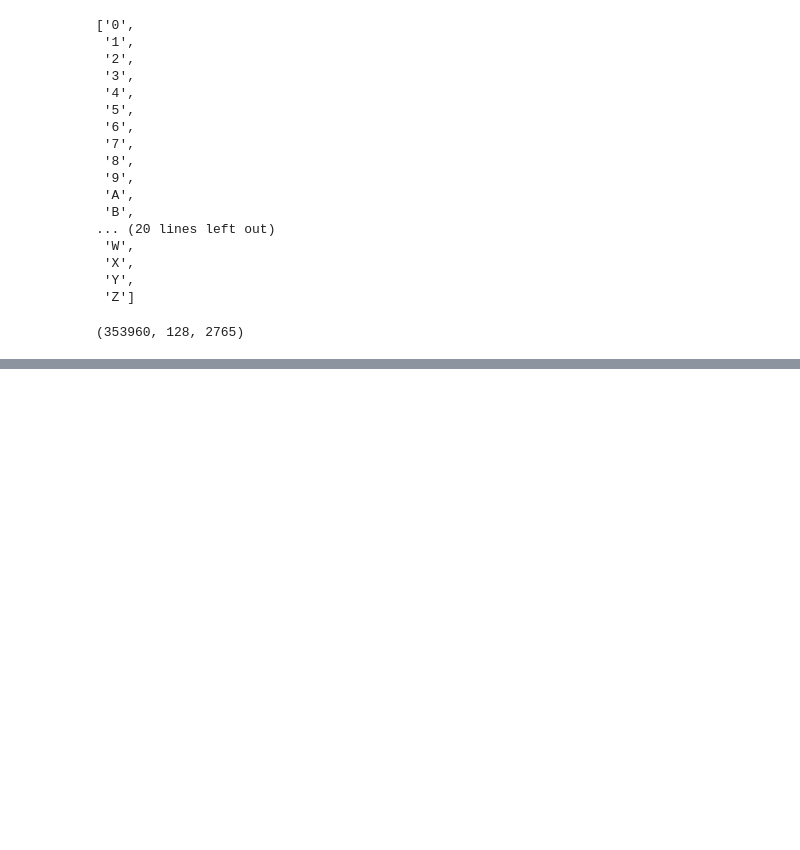
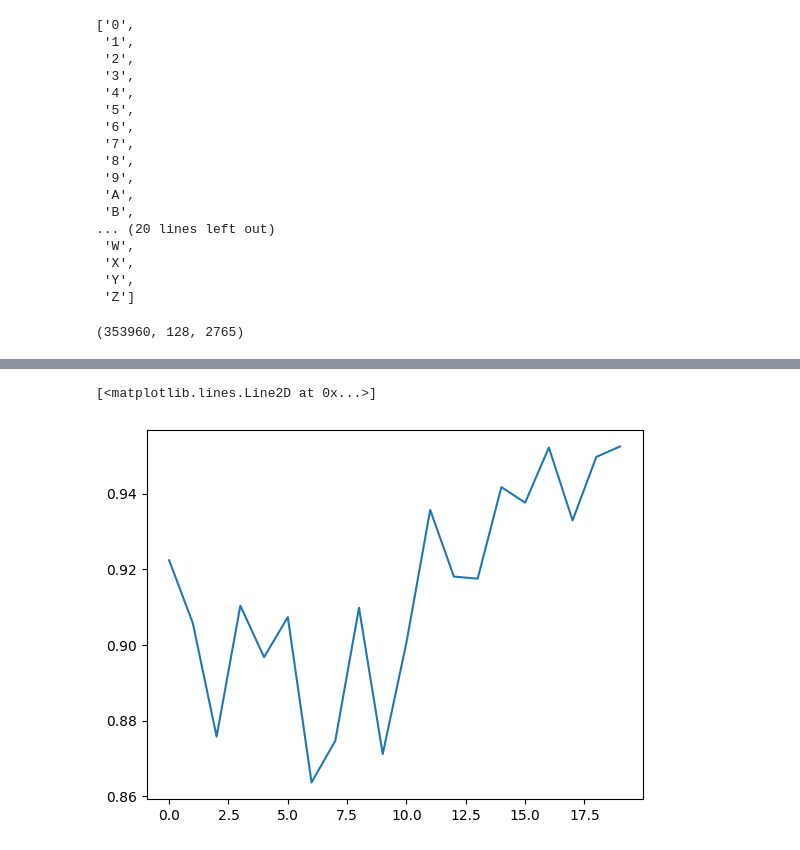
Before and after one commit to ddasix/ocr-python, a Jupyter notebook: section-05-01.ipynb, the cells around one changed output, grey strips where cells are left out. Drawn from its saved outputs; the diff is of its cells as text; code cells hidden in the pictures; blank space fills up the shorter version.

```diff
--- a/section-05-01.ipynb
+++ b/section-05-01.ipynb
@@ -546,0 +719,5 @@ KeyboardInterrupt:
+# %%
+plt.plot(history.history['val_accuracy'])
+# %% [output]
+[<matplotlib.lines.Line2D at 0x...>]
+[figure, added]
```
Also changed, not shown: parts of 35 cells of this notebook, 5 other files.
